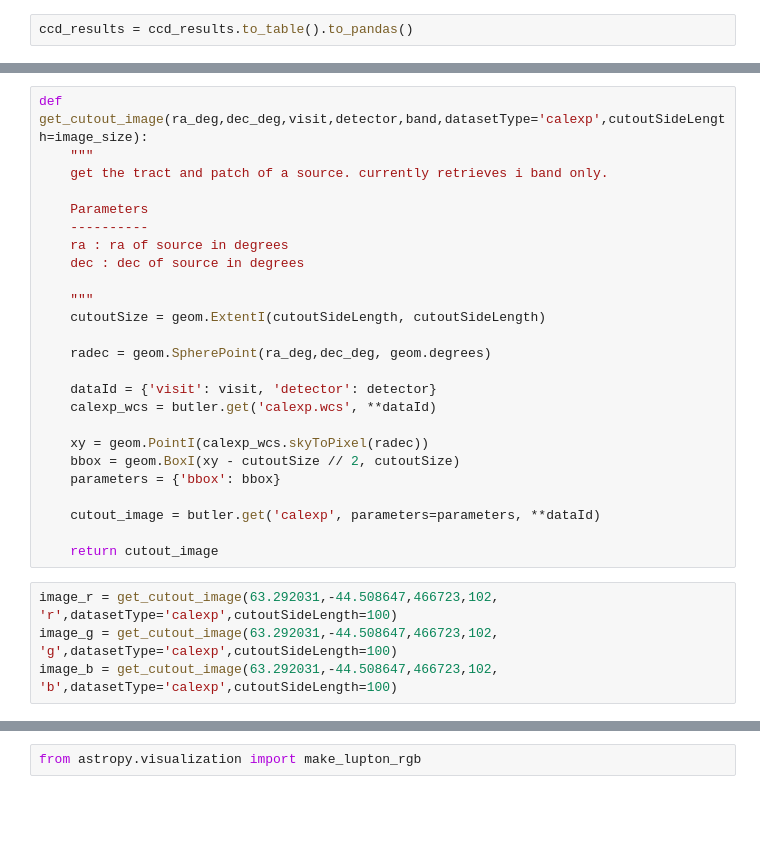
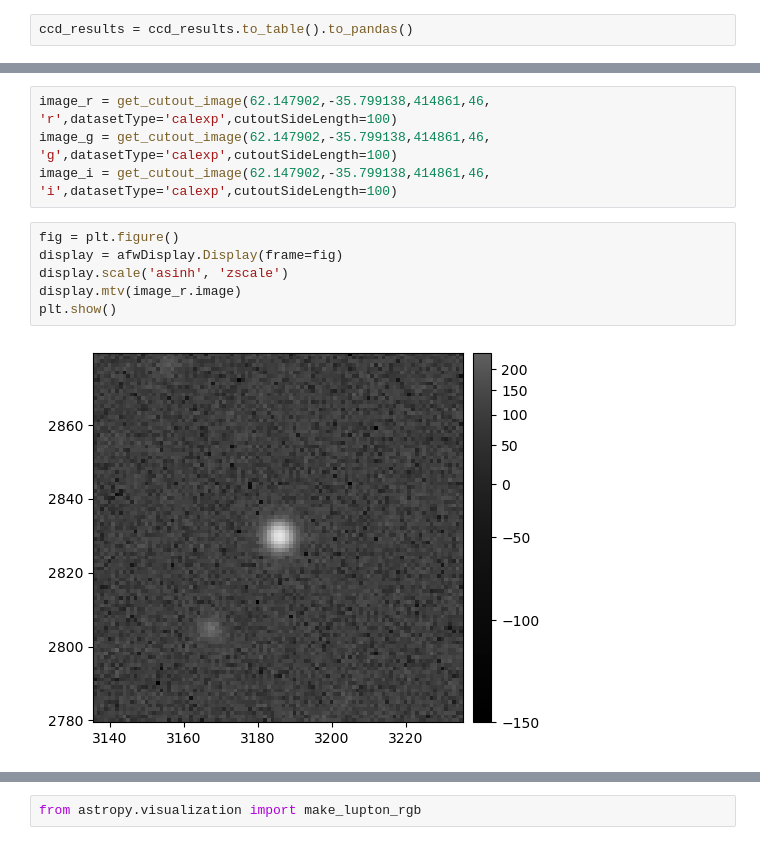
Before and after one commit to lsst-epo/citizen-science-notebooks, a Jupyter notebook: variable_image_querying.ipynb, the cells around one changed output, grey strips where cells are left out. Saved outputs shown, nothing was run; the diff lists cells and outputs as text; blank space fills up the shorter version.

Commit message:
can get calexp cutouts

```diff
--- a/variable_image_querying.ipynb
+++ b/variable_image_querying.ipynb
@@ -279,29 +316,12 @@ ccd_results
-# %%
-def get_cutout_image(ra_deg,dec_deg,visit,detector,band,datasetType='calexp',cutoutSideLength=image_size):
-    """
-    get the tract and patch of a source. currently retrieves i band only.
-
-    Parameters
-    ----------
-    ra : ra of source in degrees
-    dec : dec of source in degrees
-
-    """
-    cutoutSize = geom.ExtentI(cutoutSideLength, cutoutSideLength)
-
-    radec = geom.SpherePoint(ra_deg,dec_deg, geom.degrees)
-
-    dataId = {'visit': visit, 'detector': detector}
-    calexp_wcs = butler.get('calexp.wcs', **dataId)
-
-    xy = geom.PointI(calexp_wcs.skyToPixel(radec))
-    bbox = geom.BoxI(xy - cutoutSize // 2, cutoutSize)
-    parameters = {'bbox': bbox}
-
-    cutout_image = butler.get('calexp', parameters=parameters, **dataId)
-
-    return cutout_image
 # %%
-image_r = get_cutout_image(63.292031,-44.508647,466723,102, 'r',datasetType='calexp',cutoutSideLength=100)
-image_g = get_cutout_image(63.292031,-44.508647,466723,102, 'g',datasetType='calexp',cutoutSideLength=100)
-image_b = get_cutout_image(63.292031,-44.508647,466723,102, 'b',datasetType='calexp',cutoutSideLength=100)
+image_r = get_cutout_image(62.147902,-35.799138,414861,46, 'r',datasetType='calexp',cutoutSideLength=100)
+image_g = get_cutout_image(62.147902,-35.799138,414861,46, 'g',datasetType='calexp',cutoutSideLength=100)
+image_i = get_cutout_image(62.147902,-35.799138,414861,46, 'i',datasetType='calexp',cutoutSideLength=100)
+# %%
+fig = plt.figure()
+display = afwDisplay.Display(frame=fig)
+display.scale('asinh', 'zscale')
+display.mtv(image_r.image)
+plt.show()
+# %% [output]
+[figure, added]
```
Also changed, not shown: parts of 19 cells of this notebook, 1 other file.
